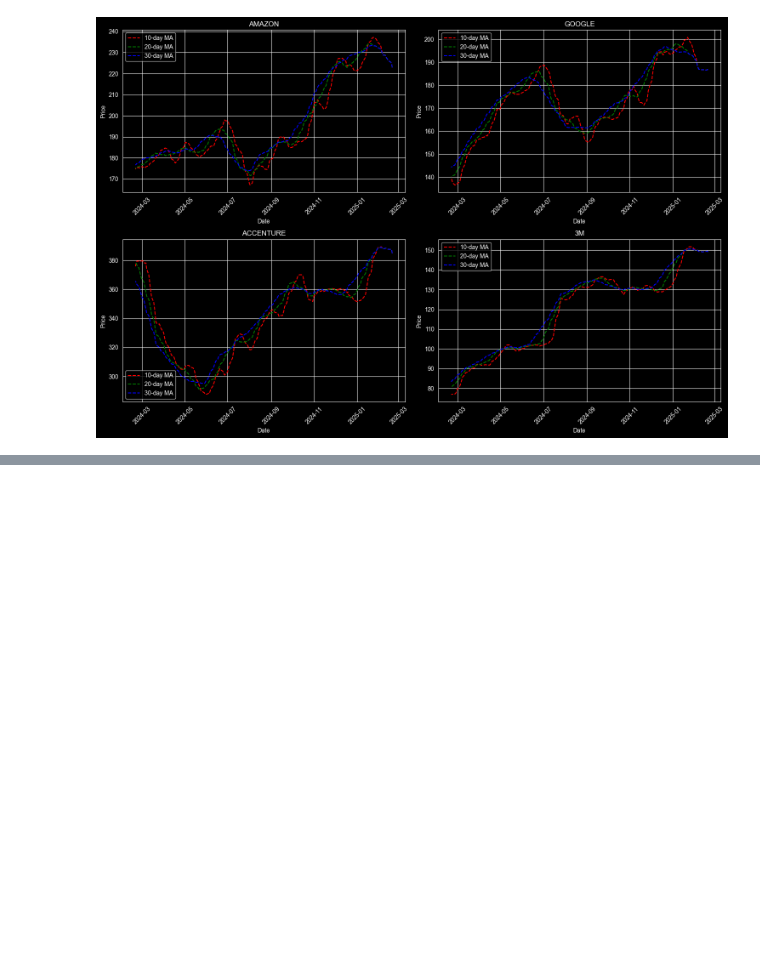
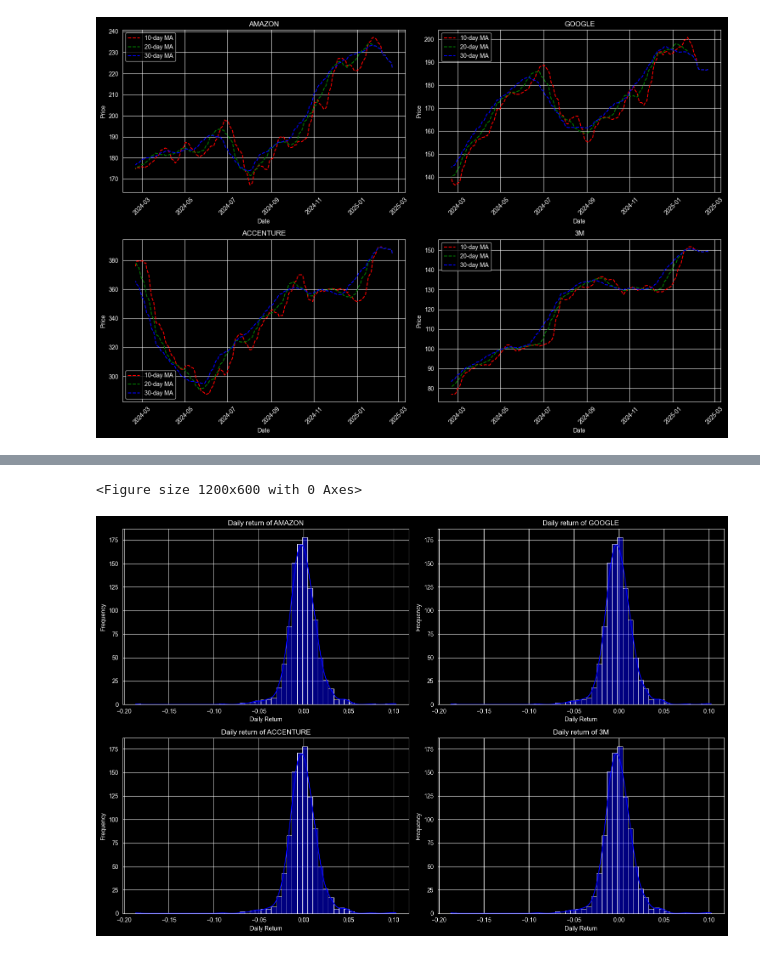
Before and after one commit to priyankaselvam4124/time-series-analysis, a Jupyter notebook: project.ipynb, the cells around one changed output, grey strips where cells are left out. Drawn from its saved outputs; the diff is of its cells as text; code cells hidden in the pictures; blank space fills up the shorter version.

Commit message:
daily return of stocks on avg

```diff
--- a/project.ipynb
+++ b/project.ipynb
@@ -268,31 +268,6 @@ print(df[['Date', 'Company', 'Close', 'MA for 10 days', 'MA for 20 days', 'MA fo
 1001 2024-02-23      3M  77.40          77.037         81.3665       84.260667
 1002 2024-02-22      3M  77.11          77.004         80.7125       83.796667
 1003 2024-02-21      3M  76.68          76.937         80.0270       83.334667
-# %%
-import matplotlib.pyplot as plt
-
-# Create a 2x2 grid of subplots
-fig, axes = plt.subplots(nrows=2, ncols=2, figsize=(15, 10))
-
-for ax, company_name in zip(axes.flat, df["Company"].unique()):
-    company_df = df[df["Company"] == company_name]
-
-    # Plot Closing Price & Moving Averages
-    ax.plot(company_df["Date"], company_df["Close"], label="Close Price", color="blue")
-    ax.plot(company_df["Date"], company_df["MA for 10 days"], label="10-day MA", linestyle="--", color="red")
-    ax.plot(company_df["Date"], company_df["MA for 20 days"], label="20-day MA", linestyle="--", color="green")
-    ax.plot(company_df["Date"], company_df["MA for 30 days"], label="30-day MA", linestyle="--", color="orange")
-
-    # Formatting
-    ax.set_title(company_name)  # Set company name as title
-    ax.set_xlabel("Date")
-    ax.set_ylabel("Price")
-    ax.legend()
-    ax.tick_params(axis="x", rotation=45)  # Rotate x-axis labels for readability
-
-# Adjust layout to avoid overlap
-plt.tight_layout()
-plt.show()
 # %%
 fig, axes = plt.subplots(nrows=2,ncols=2 ,figsize=(15,10))
 # Iterate over each subplot, company data, and company name
@@ -314,3 +289,7 @@ plt.tight_layout()
 plt.show()
 # %% [output]
 [figure]
+# %%
+#daily return on stocks= (price today -price yesterday)/price yesterday
+df["Daily Return"]=df.groupby("Company")["Close"].pct_change()#calculating percentage change
+print(df[["Date", "Company", "Close", "Daily Return"]].tail(10))
@@ -316,0 +308,19 @@ plt.show()
+# %%
+#plotting kde and histogram
+
+plt.figure(figsize=(12, 6))
+
+fig,axes = plt.subplots(nrows =2,ncols=2,figsize =(15,10))
+for ax ,company in zip(axes.flatten(),df["Company"].unique()):
+    company_df = df[df["Company"]==company] #filtering data by company
+    sns.histplot(df["Daily Return"].dropna(), kde=True, bins=50, color="blue",ax=ax)
+    ax.set_xlabel("Daily Return")
+    ax.set_ylabel("Frequency")
+    ax.set_title(f"Daily return of {company}")
+
+# Add labels and title
+plt.tight_layout()
+plt.show()
+# %% [output]
+<Figure size 1200x600 with 0 Axes>
+[figure, added]
```
Also changed, not shown: parts of 1 cell of this notebook.
